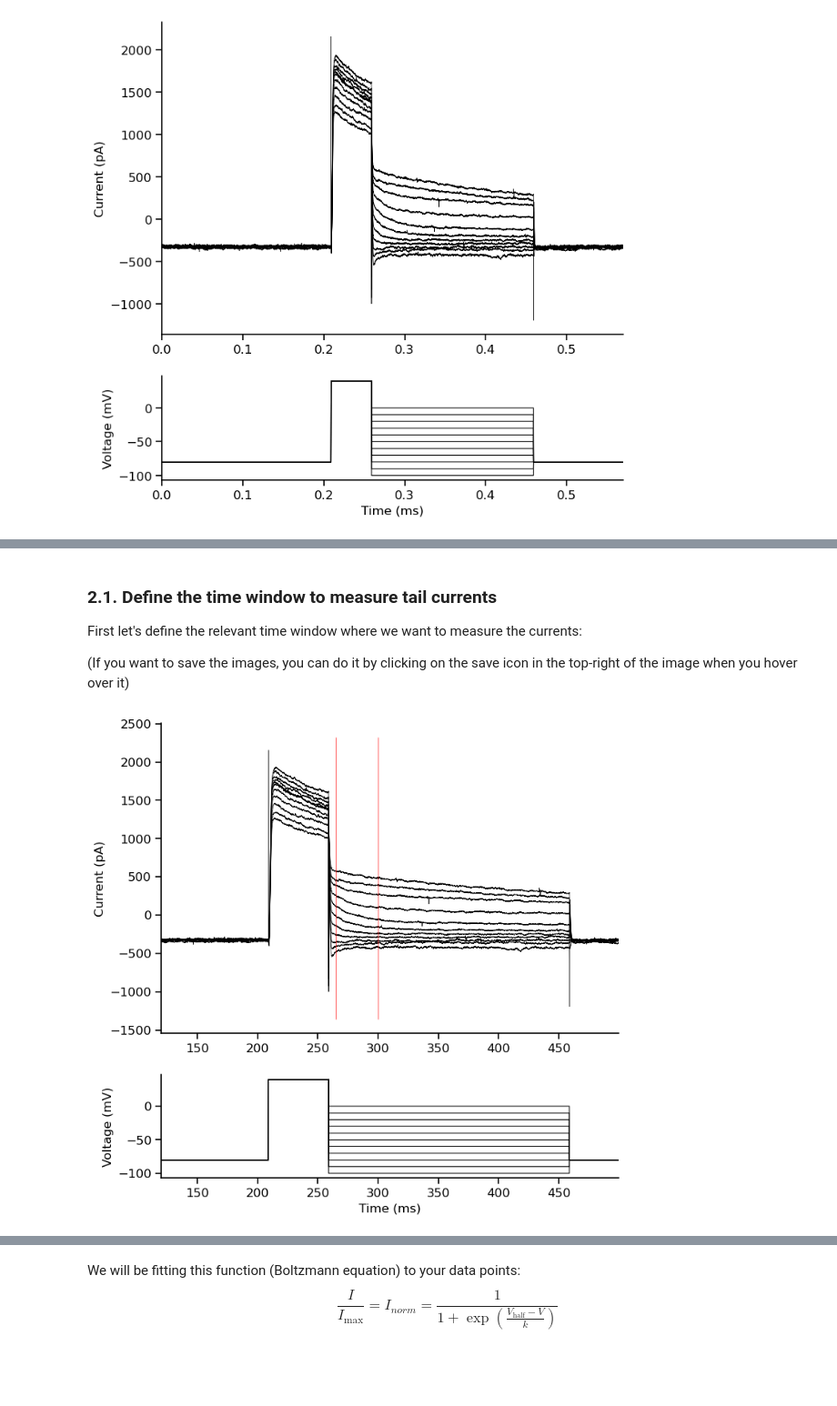
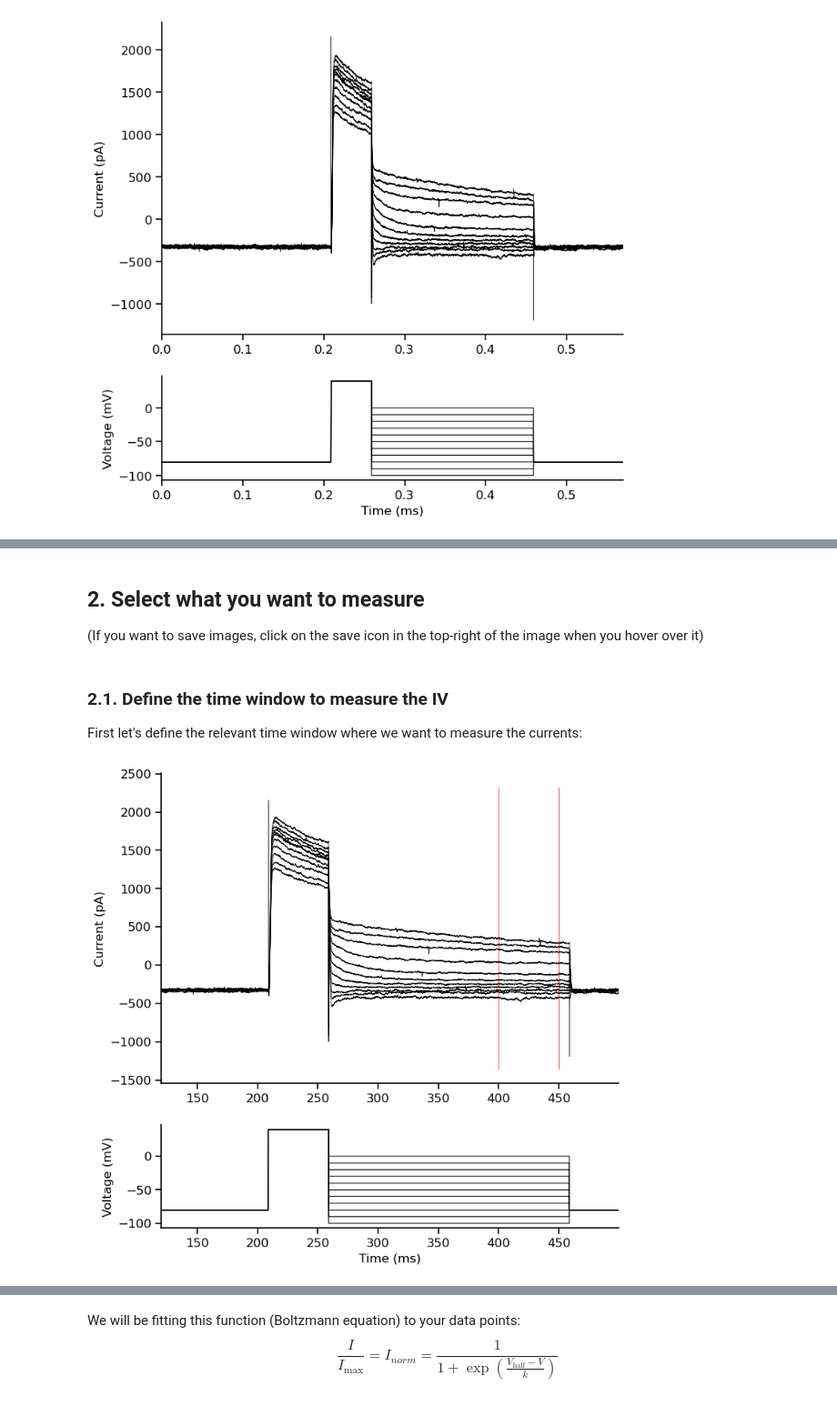
Before and after one commit to argalloni/CSHL_IonChannels2025, a Jupyter notebook: Analysis 10 - HCN Ih currents.ipynb, the cells around one changed output, grey strips where cells are left out. Shown at 91% size. Drawn from its saved outputs; the diff is of its cells as text; code cells hidden in the pictures; blank space fills up the shorter version.

```diff
--- a/Analysis 10 - HCN Ih currents.ipynb
+++ b/Analysis 10 - HCN Ih currents.ipynb
@@ -56,22 +60,48 @@ sampling freq: 49999.99999999999 Hz
+# %%
+# Change this to True if you want to subtract the baseline from the sweeps.
+subtract_baseline = False
+
+# Measure baseline: you need to specify which part of the trace you want to use for baseline measurement.
+start_baseline = 0 # milliseconds
+end_baseline = 0.1 # milliseconds
+measurement_type = 'mean' # Options: 'mean', 'max', 'min'
+
+
+# --------------------------------------------------------------------------------------------------------------------
+if subtract_baseline:
+    baseline_voltage, baseline_current = get_step_measurements(sweeps, sweeps_time, start_baseline, end_baseline, sampling_freq, measurement_type)
+
+    # Subtract baseline from the sweeps
+    num_traces = sweeps.shape[0]
+    for i in range(num_traces):
+        sweeps[i,0] -= baseline_current[i]
+
+    current_traces = sweeps[:, 0, :]
+    voltage_traces = sweeps[:, 1, :]
+    ax = plot_traces(sweeps_time, current_traces, voltage_traces)
+    ax[0].set_title('After baseline subtraction')
+    plt.show()
 # %% [markdown]
-### 2.1. Define the time window to measure tail currents
+## 2. Select what you want to measure
 
-First let's define the relevant time window where we want to measure the currents:
-
-(If you want to save the images, you can do it by clicking on the save icon in the top-right of the image when you hover over it)
+(If you want to save images, click on the save icon in the top-right of the image when you hover over it)
+# %% [markdown]
+### 2.1. Define the time window to measure the IV
+
+First let's define the relevant time window where we want to measure the currents:
 # %%
 # The start/end time just helps to zoom in on the traces.
 start_time = 120  # milliseconds
 end_time = 500   # milliseconds, (enter -1 to get the end of the sweep)
 
 # The markers are important: the will define the window where we actually exctract peak current values from. Set them carefully.
-marker_1 = 265  # milliseconds
-marker_2 = 300    # milliseconds
+marker_1 = 400  # milliseconds
+marker_2 = 450  # milliseconds
 
+# ----------------------------------------------------------------------------------------------------------------------
 current_traces, time_in_window = select_sweep_window(sweeps, sweeps_time, start_time, end_time, sampling_freq, channel=0)
 voltage_traces, time_in_window = select_sweep_window(sweeps, sweeps_time, start_time, end_time, sampling_freq, channel=1)
-
 ax = plot_traces(time_in_window, current_traces, voltage_traces, marker_1, marker_2)
 plt.show()
 # %% [output]
-[figure, old version]
+[figure, new version]
```
Also changed, not shown: parts of 22 cells of this notebook, 4 other files.
